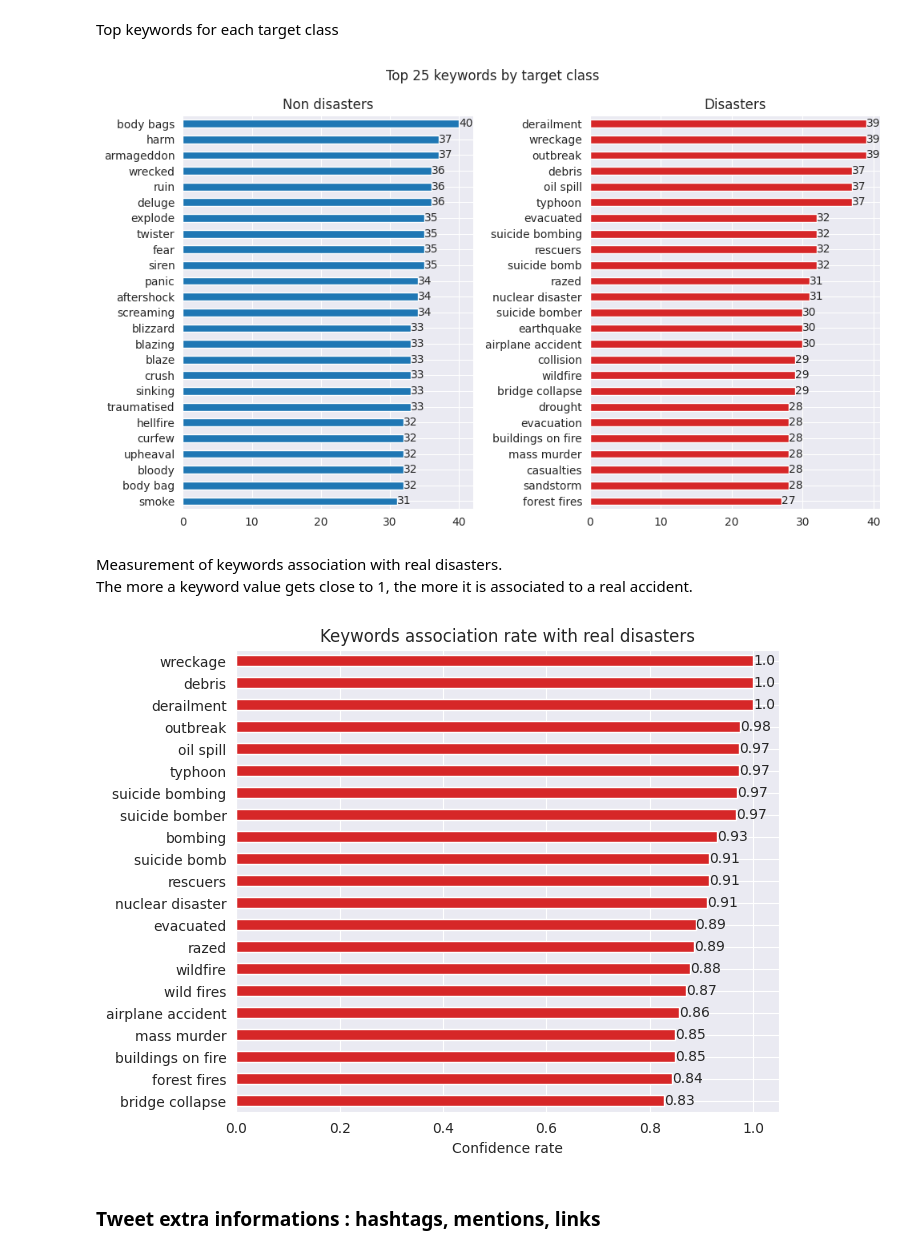
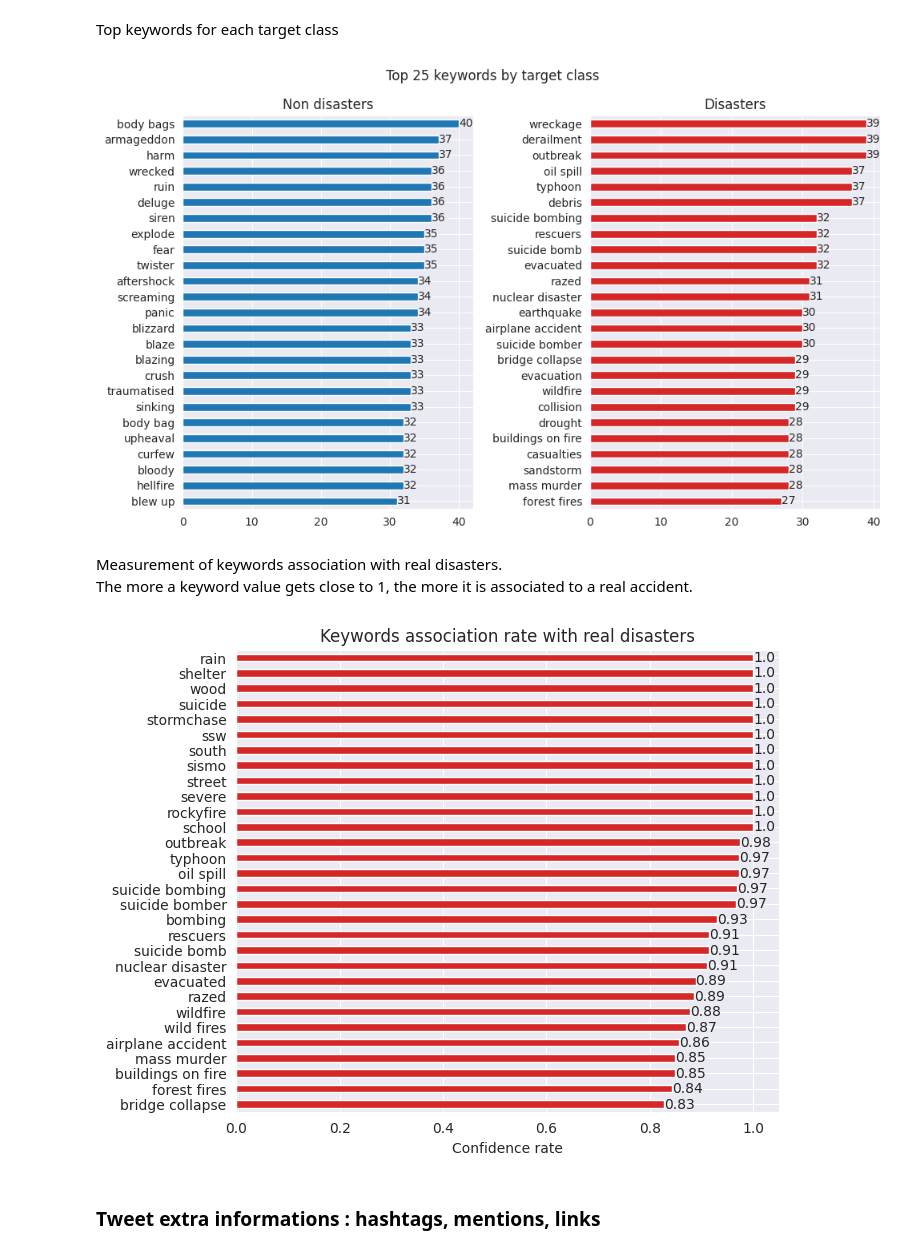
Before and after one commit to NanoClem/nlp-disasters-tweets, a Jupyter notebook: tweets_disasters_EDA.ipynb, the cells around one changed output. Saved outputs shown, nothing was run; the diff lists cells and outputs as text; code cells hidden in the pictures.

```diff
--- a/tweets_disasters_EDA.ipynb
+++ b/tweets_disasters_EDA.ipynb
@@ -188 +260,15 @@ Post-nlp ---------- deputy man shoot brighton home set ablaze
+# %%
+def get_polarity_scores(df: pd.DataFrame, polarity_func: Callable) -> pd.DataFrame:
+    """Compute polarity scores for an input text using a chosen model."""
+    df_p = df.copy()
+    scores_list = []
+
+    for i, row in tqdm(df_p.iterrows(), total=len(df_p)):
+        scores = polarity_func(row["text_clean"])
+        scores["id"] = row["id"]
+        scores_list.append(scores)
+
+    df_p = df_p.merge(pd.DataFrame.from_dict(scores_list), how="left", on="id")
+
+    return df_p
 # %% [markdown]
@@ -190,24 +276,30 @@ Post-nlp ---------- deputy man shoot brighton home set ablaze
 # %%
-def preprocessing_pipeline(df: pd.DataFrame, nlp_prep: bool = False):
+def preprocessing_pipeline(df: pd.DataFrame) -> pd.DataFrame:
     """Prepare the dataset for modeling and futher analysis."""
     df_prep = df.copy()
 
-    # Pre-cleaning
+    # Pre-selection
     df_prep = df_prep.drop("location", axis=1)
+
+    # Feature engineering 1
+    df_prep = extract_tweet_infos(df_prep)
+    df_prep["text_len"] = df_prep["text"].apply(len)
+
+    # Cleaning
     df_prep["keyword"] = df_prep["keyword"].str.replace("%20", " ")
-
-    # Feature engineering
-    df_prep = extract_tweet_infos(df_prep)
-
-    # Text cleaning
-    df_prep["text"] = df_prep["text"].apply(clean_text)
+    df_prep["text_clean"] = df_prep["text"].apply(clean_text)
 
     # NLP preprocessing
-    if nlp_prep:
-        df_prep["text"] = df_prep["text"].apply(nlp_preprocess)
+    df_prep["text_nlp"] = df_prep["text_clean"].apply(nlp_preprocess)
+
+    # Polarity scores
+    df_prep = get_polarity_scores(df_prep, roberta_polarity_scores)
+
+    # Imputation
+    df_prep = fill_keywords(df_prep)
 
     return df_prep
 
 
-df_prep = preprocessing_pipeline(df_train, nlp_prep=True)
+df_train = preprocessing_pipeline(df_train)
 # %%
@@ -246,7 +357,7 @@ fig.suptitle(f"Top {n} keywords by target class")
 for i, target in enumerate([("Non disasters", 0), ("Disasters", 1)]):
     t_title, t_class = target
     class_keywords = (
-        df_prep.query(f"target == {t_class}")["keyword"]
+        df_train.query(f"target == {t_class}")["keyword"]
         .value_counts()
         .head(n)
         .sort_values()
@@ -263,29 +374,30 @@ for i, target in enumerate([("Non disasters", 0), ("Disasters", 1)]):
 plt.tight_layout()
 plt.show()
 # %% [output]
-[figure, old version]
+[figure, new version]
 # %% [markdown]
 Measurement of keywords association with real disasters.
 The more a keyword value gets close to 1, the more it is associated to a real accident.
 # %%
-keys_conf_rate = df_prep.groupby("keyword")["target"].mean()
+keys_conf_rate = df_train.groupby("keyword")["target"].mean()
 # %%
 plt.figure(figsize=(7, 6))
 
 ax = (
     keys_conf_rate[keys_conf_rate > 0.8]
     .sort_values()
+    .head(30)
     .plot(kind="barh", color=target_colors[1])
 )
 
 plt.title("Keywords association rate with real disasters")
 plt.ylabel(None)
 plt.xlabel("Confidence rate")
 plt.bar_label(
     ax.containers[0],
     labels=[np.round(val, 2) for val in ax.containers[0].datavalues],
 )
 # plt.tight_layout()
 plt.show()
 # %% [output]
-[figure, old version]
+[figure, new version]
```
Also changed, not shown: parts of 53 cells of this notebook.
